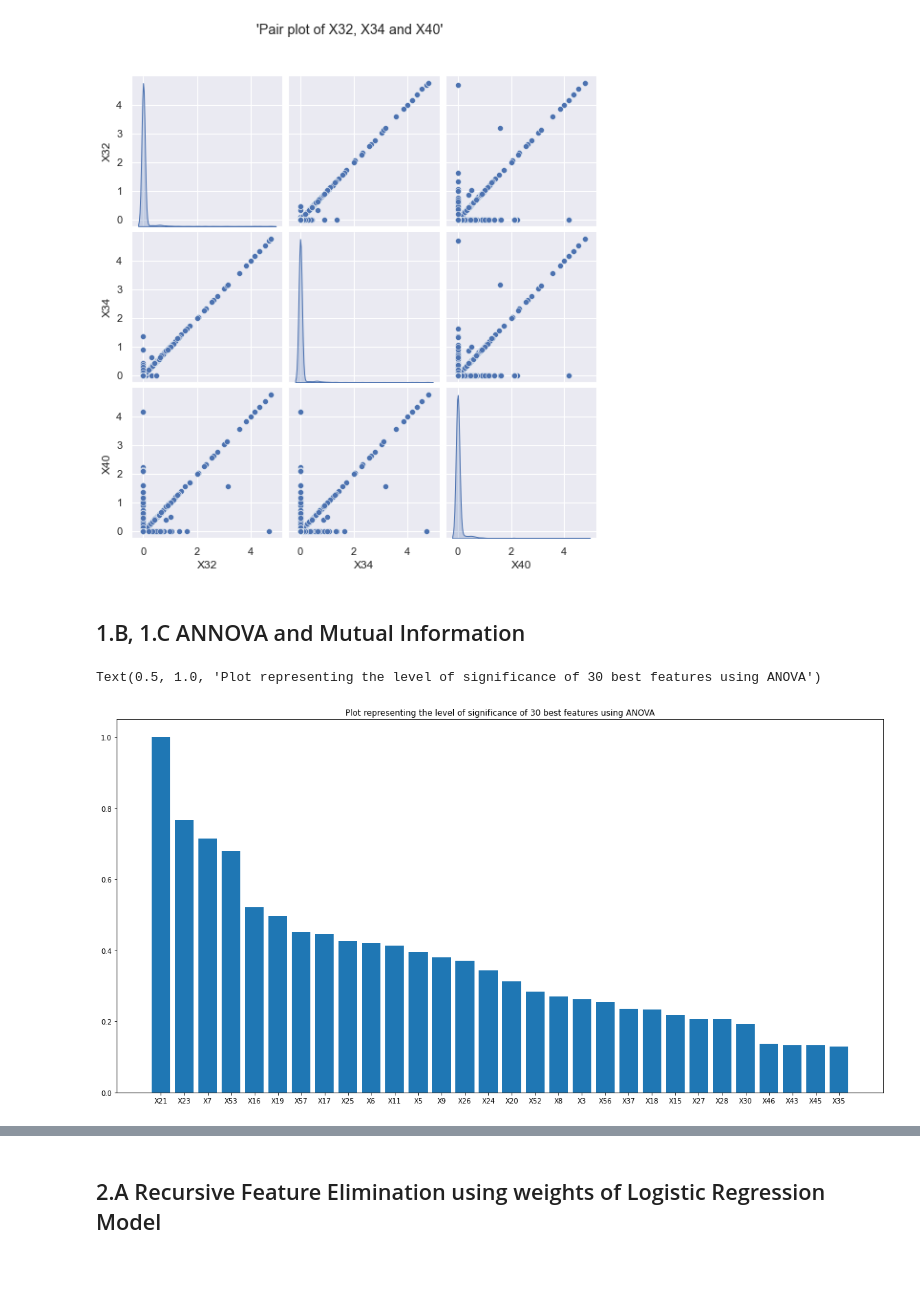
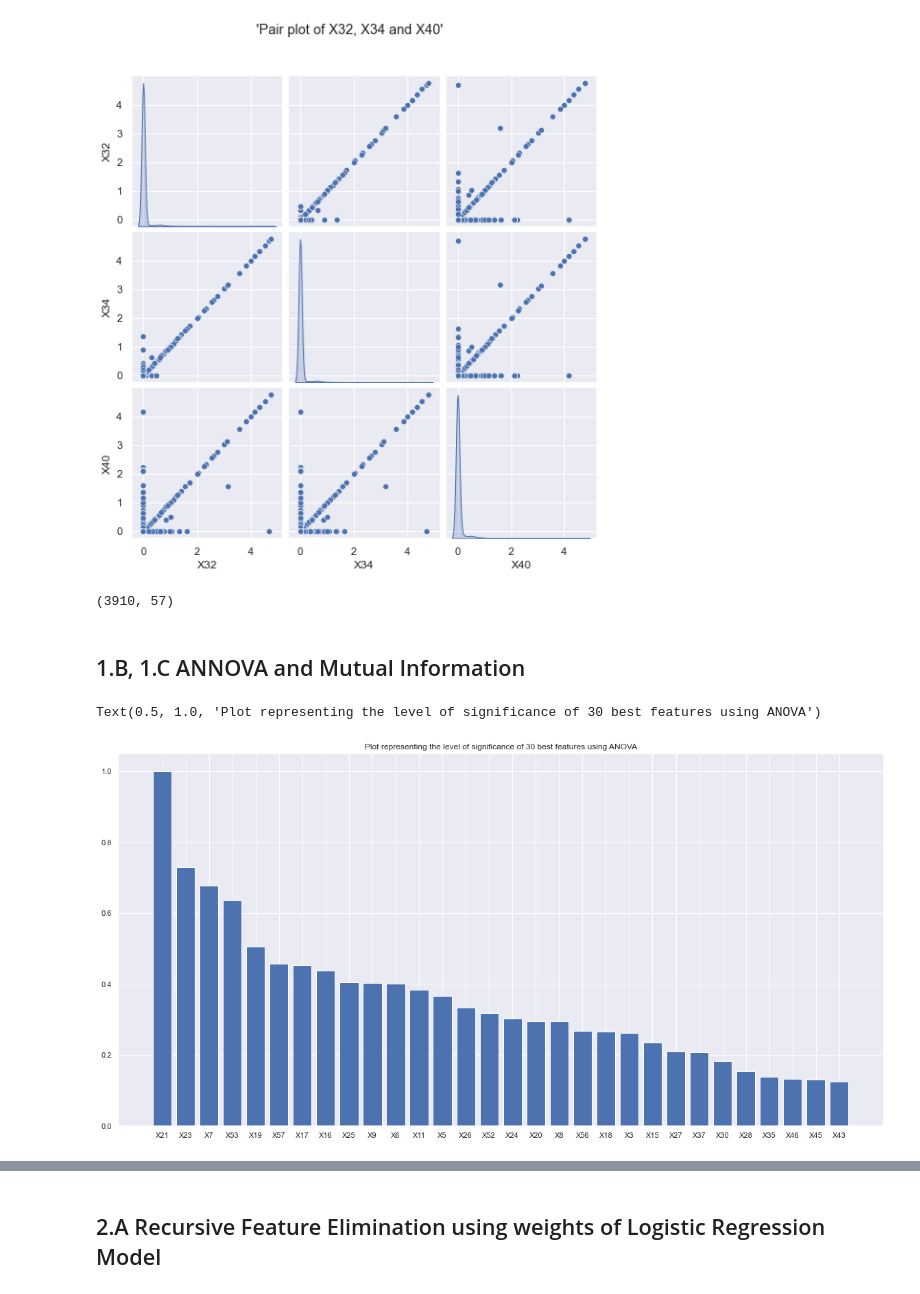
Before and after one commit to rietesh/arya_assignment, a Jupyter notebook: EDA.ipynb, the cells around one changed output, grey strips where cells are left out. Saved outputs shown, nothing was run; the diff lists cells and outputs as text; code cells hidden in the pictures.

```diff
--- a/EDA.ipynb
+++ b/EDA.ipynb
@@ -49,7 +49,7 @@ I have tried several methods for feature selection and the summary of the method
 # %% [markdown]
 ## 1.A Multicolinearity Analysis Using Correlation Matrix and VIF
 # %%
-# corr = train.drop(columns=['Y']).corr()
+corr = train.drop(columns=['Y']).corr()
 f, ax = plt.subplots(figsize=(20, 15))
 mask = np.triu(np.ones_like(corr, dtype=bool))
 cmap = sns.diverging_palette(230, 20, as_cmap=True)
@@ -87,35 +80,42 @@ g.fig.suptitle("'Pair plot of X32, X34 and X40'", y=1.08)
 # %% [output]
 Text(0.5, 1.08, "'Pair plot of X32, X34 and X40'")
 [figure]
+# %%
+upper = corr.where(np.triu(np.ones(corr.shape), k=1).astype(bool))
+to_drop = [column for column in upper.columns if any(upper[column] > 0.9)]
+train = train.drop(columns=to_drop)
+train.shape
+# %% [output]
+(3910, 57)
 # %% [markdown]
 ## 1.B, 1.C ANNOVA and Mutual Information
 # %%
 from sklearn.model_selection import train_test_split
 from sklearn.feature_selection import SelectKBest
 from sklearn.feature_selection import f_classif
 from sklearn.feature_selection import mutual_info_classif
 
 X = train.drop(columns=['Y'])
 y = train['Y']
 
-X_train, X_test, y_train, y_test = train_test_split(X,y, test_size=0.2, random_state=4535, stratify=True, shuffle=True)
+X_train, X_test, y_train, y_test = train_test_split(X,y, test_size=0.2, random_state=4535, stratify=y, shuffle=True)
 
 # Let us select 30 features
 select = SelectKBest(f_classif, k=30)
 select.fit(X, y)
 scores = -np.log10(select.pvalues_)
 scores /= scores.max()
 
 feature_importance = list(zip(X_train.columns.values, scores))
 feature_importance.sort(key = lambda x: x[1], reverse=True)
 feature_importance = [list(t) for t in zip(*feature_importance)]
 
 f, ax = plt.subplots(figsize=(20, 10))
 ax.bar(feature_importance[0][:30], feature_importance[1][:30])
 plt.title('Plot representing the level of significance of 30 best features using ANOVA')
 # %% [output]
 Text(0.5, 1.0, 'Plot representing the level of significance of 30 best features using ANOVA')
-[figure, old version]
+[figure, new version]
 # %%
 #30 best features according to Mutual information
 select = SelectKBest(mutual_info_classif, k=30)
```
Also changed, not shown: parts of 13 cells of this notebook, 2 other files.
